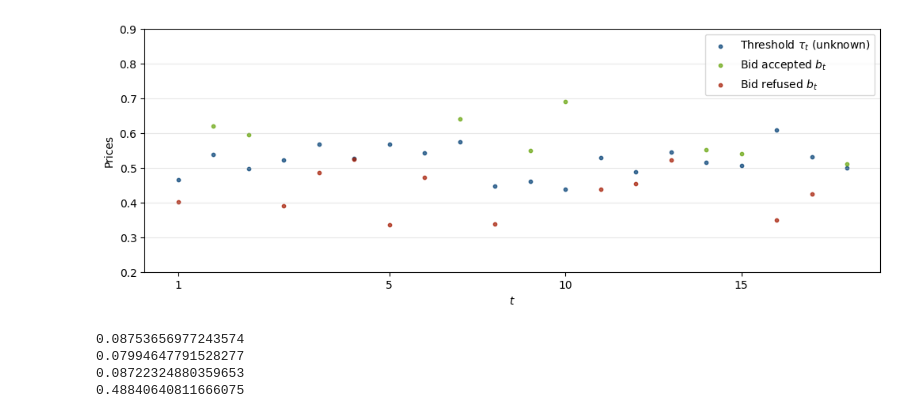
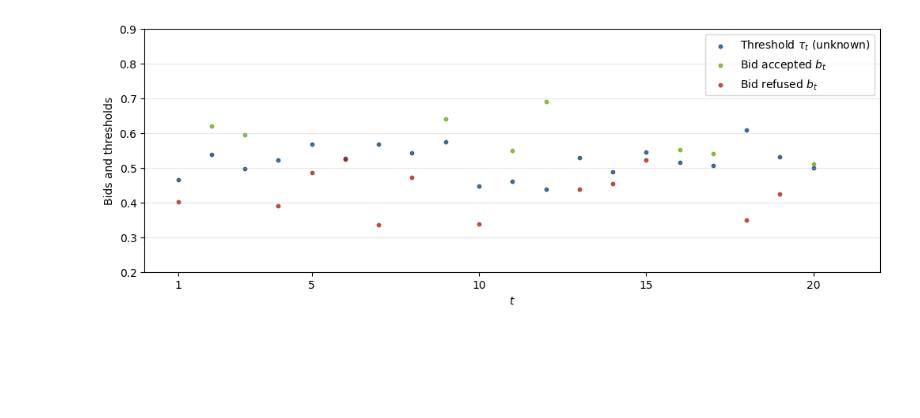
Before and after one commit to ICStudent02344391/summer-project, a Jupyter notebook: analyses/model_1.ipynb, the cells around one changed output. Drawn from its saved outputs; the diff is of its cells as text; code cells hidden in the pictures; blank space fills up the shorter version.

```diff
--- a/analyses/model_1.ipynb
+++ b/analyses/model_1.ipynb
@@ -13,38 +14,24 @@ green = "#66A40A"
 # %%
 rndm.seed(13)
 N = 20
 sigma = 0.05
 plt.rcParams["figure.figsize"] = (12,4)
 thresholds = rndm.normal(0.5, sigma, N)
 bids = rndm.normal(0.5, 2 * sigma, N)
 bids_above = [bids[i] if bids[i] > thresholds[i] else None for i in range(len(thresholds))]
 bids_below = [bids[i] if bids[i] < thresholds[i] else None for i in range(len(thresholds))]
 
-plt.scatter(range(N), thresholds, s = 10, c = blue, alpha= 0.7, label = r"Threshold $\tau_t$ (unknown)")
-plt.scatter(range(N), bids_above, s = 10, c = green, alpha= 0.7, label = r"Bid accepted $b_t$")
-plt.scatter(range(N), bids_below, s = 10, c = red, alpha= 0.7, label = r"Bid refused $b_t$")
+plt.scatter(range(0,N), thresholds, s = 10, c = blue, alpha= 0.7, label = r"Threshold $\tau_t$ (unknown)")
+plt.scatter(range(0,N), bids_above, s = 10, c = green, alpha= 0.7, label = r"Bid accepted $b_t$")
+plt.scatter(range(0,N), bids_below, s = 10, c = red, alpha= 0.7, label = r"Bid refused $b_t$")
 plt.ylim((0.2,0.9))
+plt.xlim((-1,21))
 plt.xlabel(r"$t$")
-plt.ylabel("Prices")
-plt.xticks([0,6,11,16], [1,5,10,15])
+plt.ylabel("Bids and thresholds")
+plt.xticks([0,4,9,14, 19], [1,5,10,15, 20])
 plt.legend()
 plt.grid(axis = "y", alpha = 0.3)
 plt.savefig("../figures/bid_threshold.pdf")
 plt.show()
 # %% [output]
-[figure, old version]
+[figure, new version]
-# %%
-prices = rndm.normal(0.5, 0.1, 100)
-uncensored = prices[:10]
-censored = prices[10:]
-rnd_bids = 0.3 + 0.4 * rndm.rand(len(censored))
-rnd_deltas = rnd_bids > censored
-print(censored.std())
-print(uncensored.std())
-print(prices.std())
-print(prices.mean())
-# %% [output]
-0.08753656977243574
-0.07994647791528277
-0.08722324880359653
-0.48840640811666075
```
Also changed, not shown: parts of 61 cells of this notebook, 46 other files.
